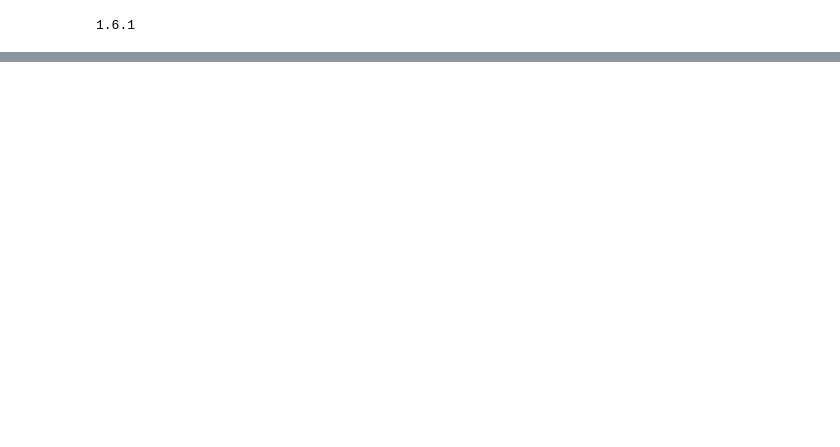
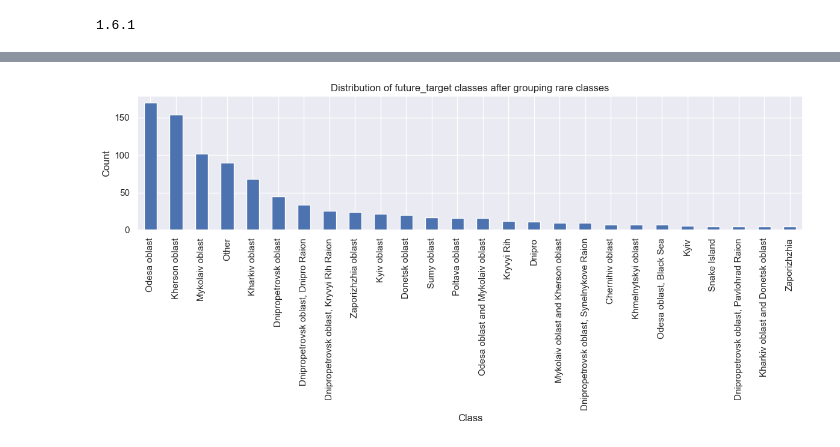
Before and after one commit to Dualboi/ml-analysis-ukraine-attacks, a Jupyter notebook: regional_targeting_analysis/Model2.ipynb, the cells around one changed output, grey strips where cells are left out. Drawn from its saved outputs; the diff is of its cells as text; code cells hidden in the pictures; blank space fills up the shorter version.

Commit message:
Made a start at refining the model2 problem

```diff
--- a/regional_targeting_analysis/Model2.ipynb
+++ b/regional_targeting_analysis/Model2.ipynb
@@ -599,0 +16,97 @@ NameError: name 'kmeans_dataset' is not defined
+# %%
+import pandas as pd
+import numpy as np
+from sklearn.preprocessing import LabelEncoder, OrdinalEncoder
+from sklearn.model_selection import train_test_split
+from sklearn.ensemble import RandomForestClassifier
+import matplotlib.pyplot as plt
+
+# Load data
+df = pd.read_csv("model2_dataset.csv")
+
+# Convert time_start to datetime
+df['time_start'] = pd.to_datetime(df['time_start'])
+
+# Fill missing 'target' using forward/backward fill, ordered by time
+df = df.sort_values(by='time_start')
+df['target_filled'] = df['target'].fillna(method='ffill').fillna(method='bfill')
+
+# Sort by target_filled and time for proper lag creation
+df = df.sort_values(by=['target_filled', 'time_start'])
+
+# Add lag features based on target_filled
+df['launched_lag1'] = df.groupby('target_filled')['launched'].shift(1).fillna(0)
+df['destroyed_lag1'] = df.groupby('target_filled')['destroyed'].shift(1).fillna(0)
+df['launched_lag2'] = df.groupby('target_filled')['launched'].shift(2).fillna(0)
+df['destroyed_lag2'] = df.groupby('target_filled')['destroyed'].shift(2).fillna(0)
+
+# Extract time-based features
+df['year'] = df['time_start'].dt.year
+df['month'] = df['time_start'].dt.month
+df['day'] = df['time_start'].dt.day
+df['hour'] = df['time_start'].dt.hour
+
+# Encode target_filled as numerical feature
+df['target_filled_encoded'] = OrdinalEncoder().fit_transform(df[['target_filled']])
+
+# Drop original datetime column
+df = df.drop(columns=['time_start'])
+
+# Define features
+X = df[['year', 'month', 'day', 'hour', 'launched', 'destroyed',
+        'launched_lag1', 'destroyed_lag1', 'launched_lag2', 'destroyed_lag2',
+        'target_filled_encoded']]
+
+# Define target variable
+y = df['future_target']
+
+# Drop rows with missing target
+mask = y.notnull()
+X = X[mask]
+y = y[mask]
+
+# Group rare classes into "Other"
+min_count = 5
+value_counts = y.value_counts()
+rare_classes = value_counts[value_counts < min_count].index
+y_grouped = y.copy()
+y_grouped[y_grouped.isin(rare_classes)] = "Other"
+
+print(f"Classes after grouping rare ones:\n{y_grouped.value_counts()}\n")
+
+# Encode the grouped target labels
+le = LabelEncoder()
+y_encoded = le.fit_transform(y_grouped)
+
+# Train/test split
+X_train, X_test, y_train, y_test = train_test_split(
+    X, y_encoded, test_size=0.2, random_state=42, stratify=y_encoded
+)
+
+# Train model
+rf = RandomForestClassifier(n_estimators=100, random_state=42)
+rf.fit(X_train, y_train)
+
+# Predict on missing future_target
+X_missing = df.loc[df['future_target'].isnull(), X.columns]
+if not X_missing.empty:
+    y_missing_pred = rf.predict(X_missing)
+    predicted_labels = le.inverse_transform(y_missing_pred)
+    print("Predictions for missing future_target rows:")
+    print(predicted_labels)
+else:
+    print("No missing future_target rows to predict.")
+
+# Visualize class distribution
+plt.figure(figsize=(12,6))
+pd.Series(y_grouped).value_counts().plot(kind='bar')
+plt.title("Distribution of future_target classes after grouping rare classes")
+plt.xlabel("Class")
+plt.ylabel("Count")
+plt.tight_layout()
+plt.show()
+
+# Evaluate accuracy
+accuracy = rf.score(X_test, y_test)
+print(f"Model accuracy: {accuracy:.2f}")
+# %% [output]
@@ -599,0 +130 @@ NameError: name 'kmeans_dataset' is not defined
+[figure, added]
```
Also changed, not shown: parts of 73 cells of this notebook, 2 other files.
